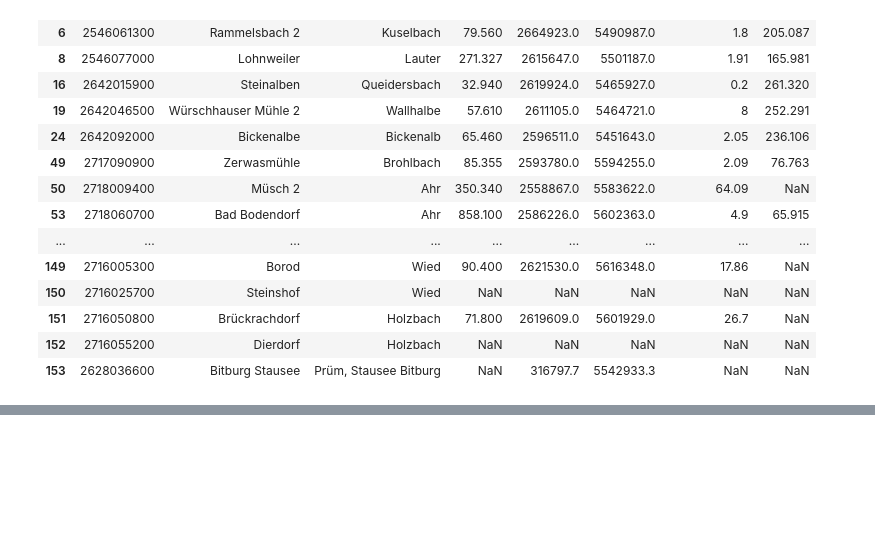
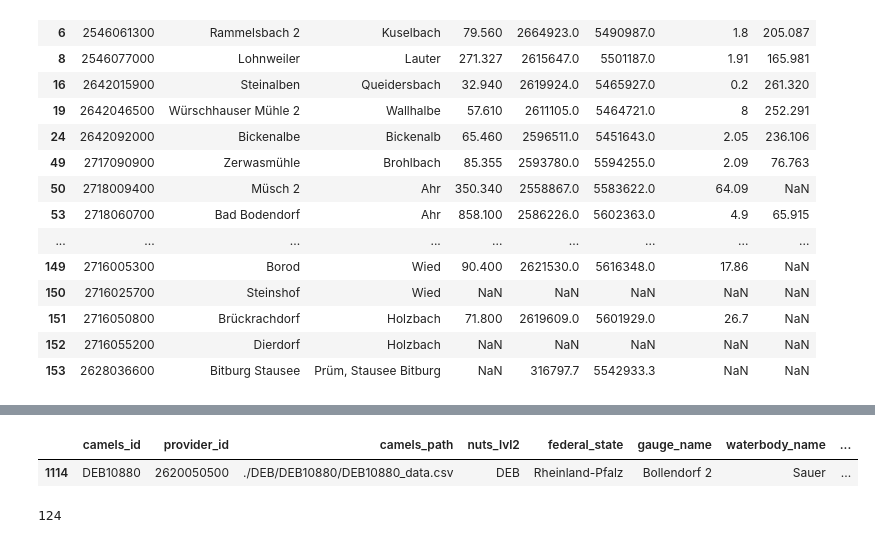
Before and after one commit to CAMELS-DE/camelsp, a Jupyter notebook: scripts/preprocess_deb.ipynb, the cells around one changed output, grey strips where cells are left out. Drawn from its saved outputs; the diff is of its cells as text; code cells hidden in the pictures; blank space fills up the shorter version.

```diff
--- a/scripts/preprocess_deb.ipynb
+++ b/scripts/preprocess_deb.ipynb
@@ -282,0 +353,14 @@ metadata[metadata['Nummer'].isin([int(i) for i in provider_ids_no_data])]
+# %%
+from camelsp import Bundesland
+
+bl = Bundesland('RLP')
+
+# filter bl.metadata.gauge_name for 'Bad Dürkheim'
+bl.metadata[bl.metadata.gauge_name.str.contains('Bollendorf')]
+# %% [output]
+|  | camels_id | provider_id | camels_path | nuts_lvl2 | federal_state | gauge_name | waterbody_name | ... |
+| 1114 | DEB10880 | 2620050500 | ./DEB/DEB10880/DEB10880_data.csv | DEB | Rheinland-Pfalz | Bollendorf 2 | Sauer | ... |
+# %%
+len(bl.metadata)
+# %% [output]
+124
```
Also changed, not shown: parts of 6 cells of this notebook.
